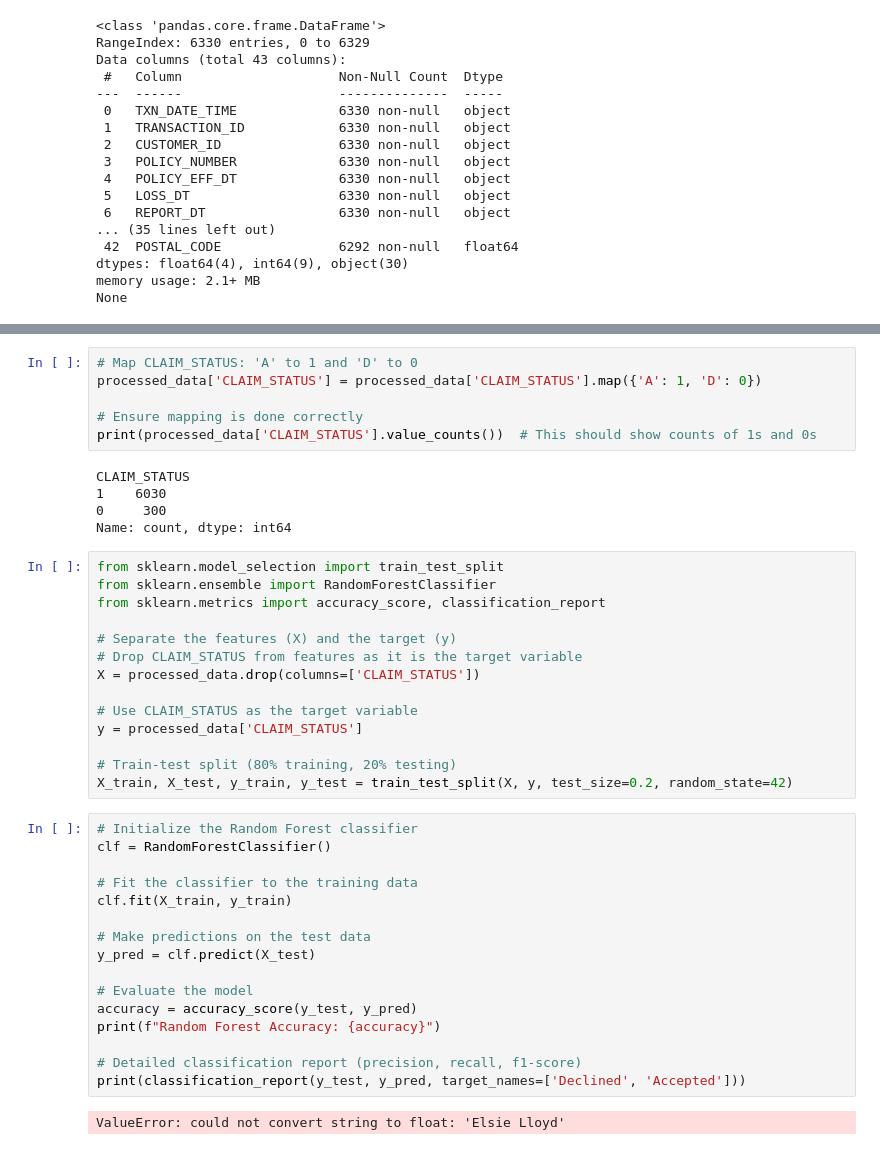
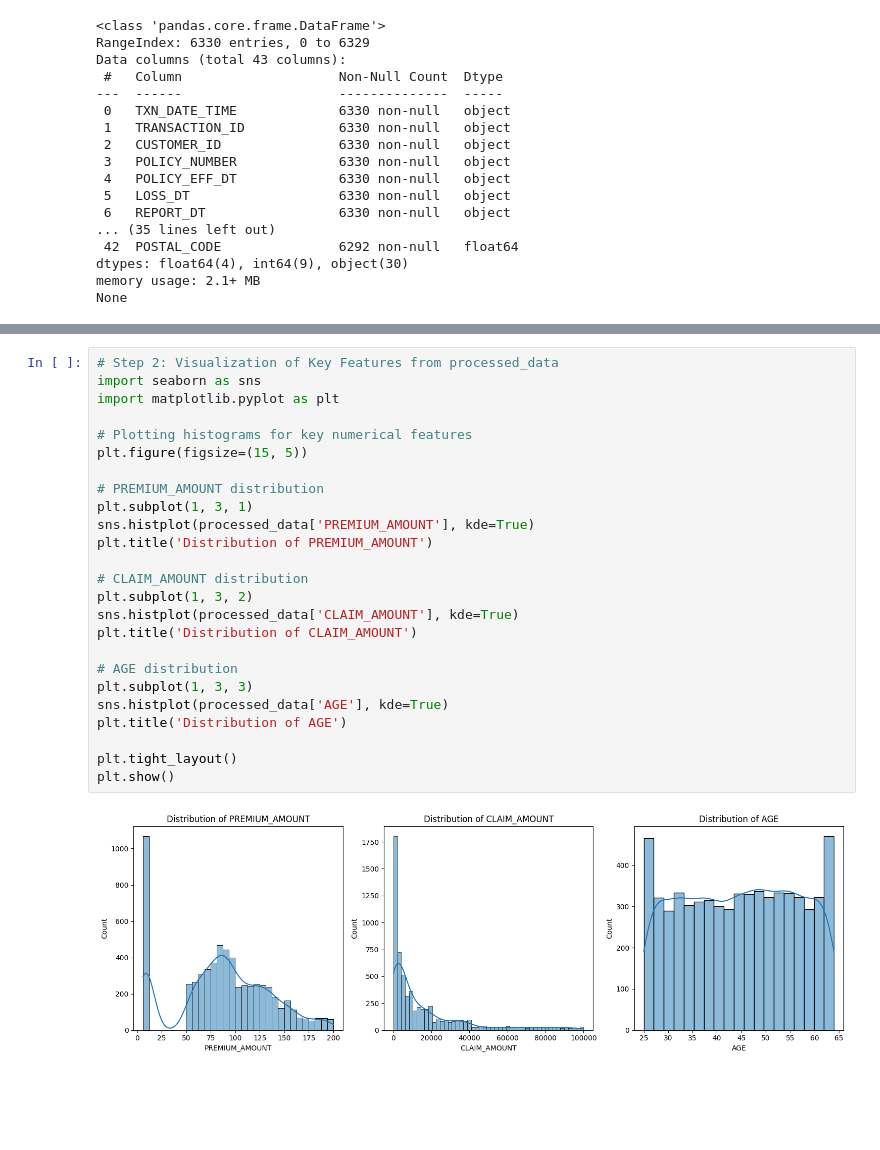
Before and after one commit to MatthewsWongOfficial/ai-competition, a Jupyter notebook: Untitled14.ipynb, the cells around one changed output, grey strips where cells are left out. Drawn from its saved outputs; the diff is of its cells as text; blank space fills up the shorter version.

```diff
--- a/Untitled14.ipynb
+++ b/Untitled14.ipynb
@@ -318,43 +184,27 @@ Linear Regression RMSE: 11750.567502394397
-# %%
-# Map CLAIM_STATUS: 'A' to 1 and 'D' to 0
-processed_data['CLAIM_STATUS'] = processed_data['CLAIM_STATUS'].map({'A': 1, 'D': 0})
-
-# Ensure mapping is done correctly
-print(processed_data['CLAIM_STATUS'].value_counts())  # This should show counts of 1s and 0s
-# %% [output]
-CLAIM_STATUS
-1    6030
-0     300
-Name: count, dtype: int64
-# %%
-from sklearn.model_selection import train_test_split
-from sklearn.ensemble import RandomForestClassifier
-from sklearn.metrics import accuracy_score, classification_report
-
-# Separate the features (X) and the target (y)
-# Drop CLAIM_STATUS from features as it is the target variable
-X = processed_data.drop(columns=['CLAIM_STATUS'])
-
-# Use CLAIM_STATUS as the target variable
-y = processed_data['CLAIM_STATUS']
-
-# Train-test split (80% training, 20% testing)
-X_train, X_test, y_train, y_test = train_test_split(X, y, test_size=0.2, random_state=42)
-# %%
-# Initialize the Random Forest classifier
-clf = RandomForestClassifier()
-
-# Fit the classifier to the training data
-clf.fit(X_train, y_train)
-
-# Make predictions on the test data
-y_pred = clf.predict(X_test)
-
-# Evaluate the model
-accuracy = accuracy_score(y_test, y_pred)
-print(f"Random Forest Accuracy: {accuracy}")
-
-# Detailed classification report (precision, recall, f1-score)
-print(classification_report(y_test, y_pred, target_names=['Declined', 'Accepted']))
-# %% [output]
-ValueError: could not convert string to float: 'Elsie Lloyd'
+# %%
+# Step 2: Visualization of Key Features from processed_data
+import seaborn as sns
+import matplotlib.pyplot as plt
+
+# Plotting histograms for key numerical features
+plt.figure(figsize=(15, 5))
+
+# PREMIUM_AMOUNT distribution
+plt.subplot(1, 3, 1)
+sns.histplot(processed_data['PREMIUM_AMOUNT'], kde=True)
+plt.title('Distribution of PREMIUM_AMOUNT')
+
+# CLAIM_AMOUNT distribution
+plt.subplot(1, 3, 2)
+sns.histplot(processed_data['CLAIM_AMOUNT'], kde=True)
+plt.title('Distribution of CLAIM_AMOUNT')
+
+# AGE distribution
+plt.subplot(1, 3, 3)
+sns.histplot(processed_data['AGE'], kde=True)
+plt.title('Distribution of AGE')
+
+plt.tight_layout()
+plt.show()
+# %% [output]
+[figure, added]
```
Also changed, not shown: parts of 7 cells of this notebook.
